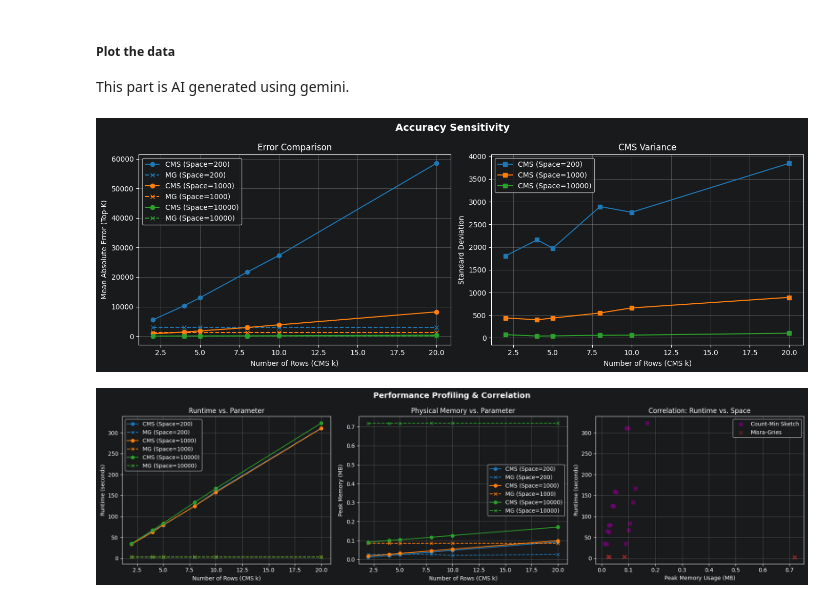
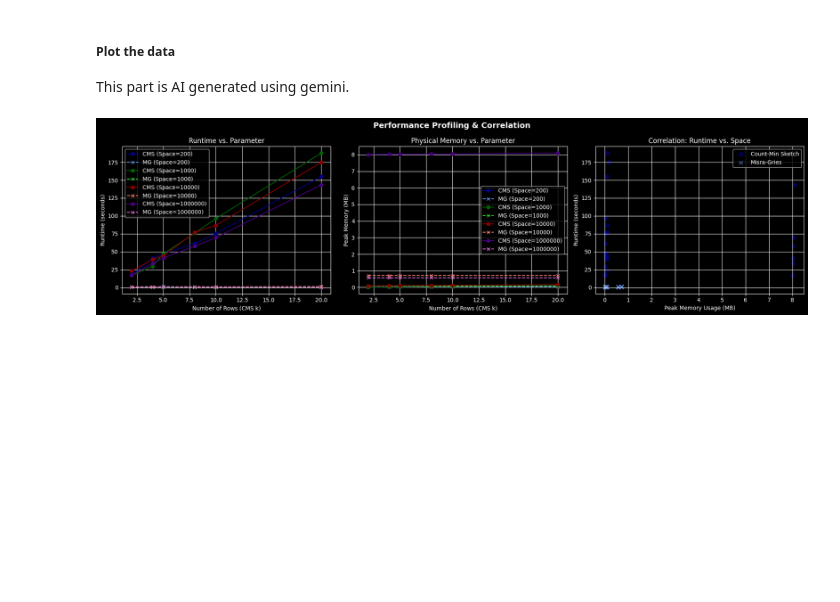
Before and after one commit to BinW3g/S2026_AlgoDataScience, a Jupyter notebook: assignments/a2/Streaming.ipynb, the cells around one changed output. Saved outputs shown, nothing was run; the diff lists cells and outputs as text; code cells hidden in the pictures; blank space fills up the shorter version.

```diff
--- a/assignments/a2/Streaming.ipynb
+++ b/assignments/a2/Streaming.ipynb
@@ -279,14 +281,13 @@ In the results we can see that CMS gets worse in both error and standard deviati
 # %%
-# We keep the total space (Rows * Cols) constant at 1000, but vary Rows.
+# parameters to test
 rows_to_test = [2, 4, 5, 8, 10, 20]
-total_space_to_test = [200, 1000, 10000]
+total_space_to_test = [200, 1000, 10000, 1000000]
 
-# Accuracy Trackers
+# trackers
 cms_errs_rows = {ts: [] for ts in total_space_to_test}
 cms_stds_rows = {ts: [] for ts in total_space_to_test}
 mg_errs_space = {ts: [] for ts in total_space_to_test}
 
-# Performance Trackers
 cms_time_rows = {ts: [] for ts in total_space_to_test}
 cms_mem_rows = {ts: [] for ts in total_space_to_test}
 mg_time_space = {ts: [] for ts in total_space_to_test}
@@ -303,12 +304,10 @@ for i, total_space in enumerate(total_space_to_test):
         c = total_space // r
         res = evaluate_algorithms(stream, mg_counters=total_space//2, cms_rows=r, cms_cols=c)
 
-        # Record Accuracy
         cms_errs_rows[total_space].append(res["cms_mae"])
         cms_stds_rows[total_space].append(res["cms_std"])
         mg_errs_space[total_space].append(res["mg_mae"])
 
-        # Record Performance
         cms_time_rows[total_space].append(res["cms_time"])
         cms_mem_rows[total_space].append(res["cms_memory_mb"])
         mg_time_space[total_space].append(res["mg_time"])
@@ -337,23 +318,42 @@ Running Hyperparameter Testing...
 ##### Plot the data
 This part is AI generated using gemini.
 # %%
+import matplotlib.pyplot as plt
+
+colors = [
+    'darkblue', 'cornflowerblue',  # Pair 1: Blues
+    'darkgreen', 'limegreen',      # Pair 2: Greens
+    'darkred', 'salmon',           # Pair 3: Reds
+    'indigo', 'orchid'             # Pair 4: Purples
+]
+
+# ==========================================
+# FIGURE 1: ACCURACY (Error & Standard Deviation)
+# ==========================================
 fig1, (ax1, ax2) = plt.subplots(1, 2, figsize=(14, 5))
 
 for idx, ts in enumerate(total_space_to_test):
-    color = colors[idx % len(colors)]
+    # Select the paired colors based on the index
+    cms_color = colors[(idx * 2) % len(colors)]      # Gets the Dark color (0, 2, 4)
+    mg_color = colors[(idx * 2 + 1) % len(colors)]   # Gets the Light color (1, 3, 5)
+
     # MAE Plot
-    ax1.plot(rows_to_test, cms_errs_rows[ts], marker='o', color=color, label=f'CMS (Space={ts})')
-    ax1.plot(rows_to_test, mg_errs_space[ts], marker='x', linestyle='--', color=color, label=f'MG (Space={ts})')
-    # StdDev Plot
-    ax2.plot(rows_to_test, cms_stds_rows[ts], marker='s', color=color, label=f'CMS (Space={ts})')
+    ax1.plot(rows_to_test, cms_errs_rows[ts], marker='o', color=cms_color, label=f'CMS (Space={ts})')
+    ax1.plot(rows_to_test, mg_errs_space[ts], marker='x', linestyle='--', color=mg_color, label=f'MG (Space={ts})')
+
+    # StdDev Plot (CMS only)
+    ax2.plot(rows_to_test, cms_stds_rows[ts], marker='s', color=cms_color, label=f'CMS (Space={ts})')
 
 ax1.set(xlabel='Number of Rows (CMS k)', ylabel='Mean Absolute Error (Top-K)', title='Error Comparison')
 ax2.set(xlabel='Number of Rows (CMS k)', ylabel='Standard Deviation', title='CMS Variance')
-ax1.legend(); ax1.grid(True); ax2.legend(); ax2.grid(True)
+ax1.legend()
+ax1.grid(True)
+ax2.legend()
+ax2.grid(True)
 fig1.suptitle('Accuracy Sensitivity', fontsize=14, fontweight='bold')
 fig1.tight_layout()
+
 plt.show()
-
 # ==========================================
 # FIGURE 2: PERFORMANCE & CORRELATION
 # ==========================================
@@ -361,40 +361,47 @@ fig2, (ax3, ax4, ax5) = plt.subplots(1, 3, figsize=(18, 5))
 
 # Prepare lists for the scatter plot
 all_cms_time, all_cms_mem = [], []
 all_mg_time, all_mg_mem = [], []
 
 for idx, ts in enumerate(total_space_to_test):
-    color = colors[idx % len(colors)]
+    # Select the paired colors based on the index
+    cms_color = colors[(idx * 2) % len(colors)]
+    mg_color = colors[(idx * 2 + 1) % len(colors)]
 
     # Plot 3: Runtime vs Rows
-    ax3.plot(rows_to_test, cms_time_rows[ts], marker='o', color=color, label=f'CMS (Space={ts})')
-    ax3.plot(rows_to_test, mg_time_space[ts], marker='x', linestyle='--', color=color, label=f'MG (Space={ts})')
+    ax3.plot(rows_to_test, cms_time_rows[ts], marker='o', color=cms_color, label=f'CMS (Space={ts})')
+    ax3.plot(rows_to_test, mg_time_space[ts], marker='x', linestyle='--', color=mg_color, label=f'MG (Space={ts})')
 
     # Plot 4: Memory vs Rows
-    ax4.plot(rows_to_test, cms_mem_rows[ts], marker='o', color=color, label=f'CMS (Space={ts})')
-    ax4.plot(rows_to_test, mg_mem_space[ts], marker='x', linestyle='--', color=color, label=f'MG (Space={ts})')
+    ax4.plot(rows_to_test, cms_mem_rows[ts], marker='o', color=cms_color, label=f'CMS (Space={ts})')
+    ax4.plot(rows_to_test, mg_mem_space[ts], marker='x', linestyle='--', color=mg_color, label=f'MG (Space={ts})')
 
     # Accumulate data for scatter plot
     all_cms_time.extend(cms_time_rows[ts])
     all_cms_mem.extend(cms_mem_rows[ts])
     all_mg_time.extend(mg_time_space[ts])
     all_mg_mem.extend(mg_mem_space[ts])
 
 ax3.set(xlabel='Number of Rows (CMS k)', ylabel='Runtime (seconds)', title='Runtime vs. Parameter')
 ax4.set(xlabel='Number of Rows (CMS k)', ylabel='Peak Memory (MB)', title='Physical Memory vs. Parameter')
-ax3.legend(); ax3.grid(True); ax4.legend(); ax4.grid(True)
+ax3.legend()
+ax3.grid(True)
+ax4.legend()
+ax4.grid(True)
 
 # Plot 5: Correlation (Scatter Plot)
-ax5.scatter(all_cms_mem, all_cms_time, color='purple', alpha=0.6, marker='o', s=50, label='Count-Min Sketch')
-ax5.scatter(all_mg_mem, all_mg_time, color='brown', alpha=0.6, marker='x', s=50, label='Misra-Gries')
+# We can use static colors here since it plots all points at once regardless of space
+ax5.scatter(all_cms_mem, all_cms_time, color='darkblue', alpha=0.6, marker='o', s=50, label='Count-Min Sketch')
+ax5.scatter(all_mg_mem, all_mg_time, color='cornflowerblue', alpha=0.6, marker='x', s=50, label='Misra-Gries')
 
 ax5.set(xlabel='Peak Memory Usage (MB)', ylabel='Runtime (seconds)', title='Correlation: Runtime vs. Space')
 ax5.legend()
 ax5.grid(True)
 
 fig2.suptitle('Performance Profiling & Correlation', fontsize=14, fontweight='bold')
 fig2.tight_layout()
+
+# A single plt.show() at the very end renders all active figures at once
 plt.show()
 # %% [output]
-[figure, old version]
+[figure, new version]
-[figure, removed]
```
Also changed, not shown: parts of 8 cells of this notebook.
